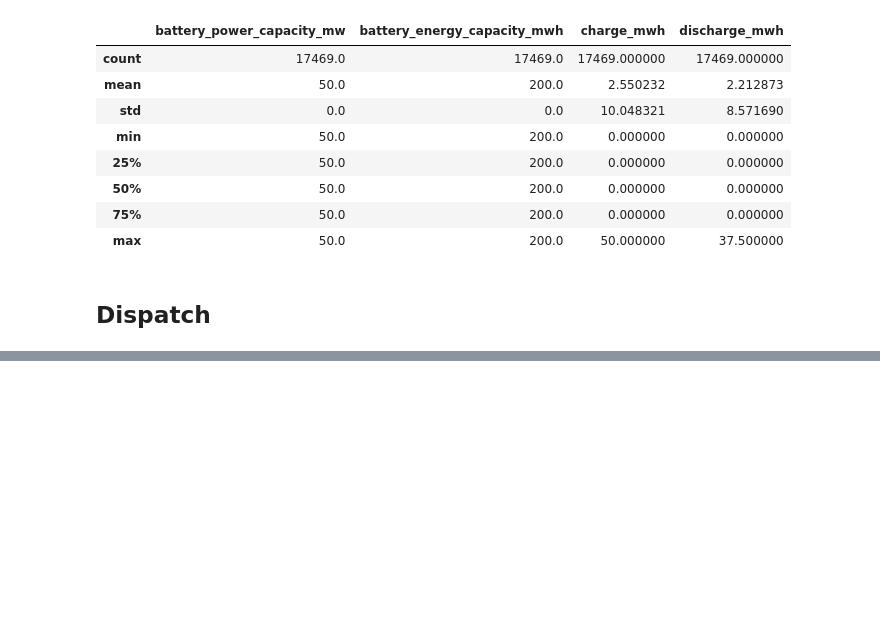
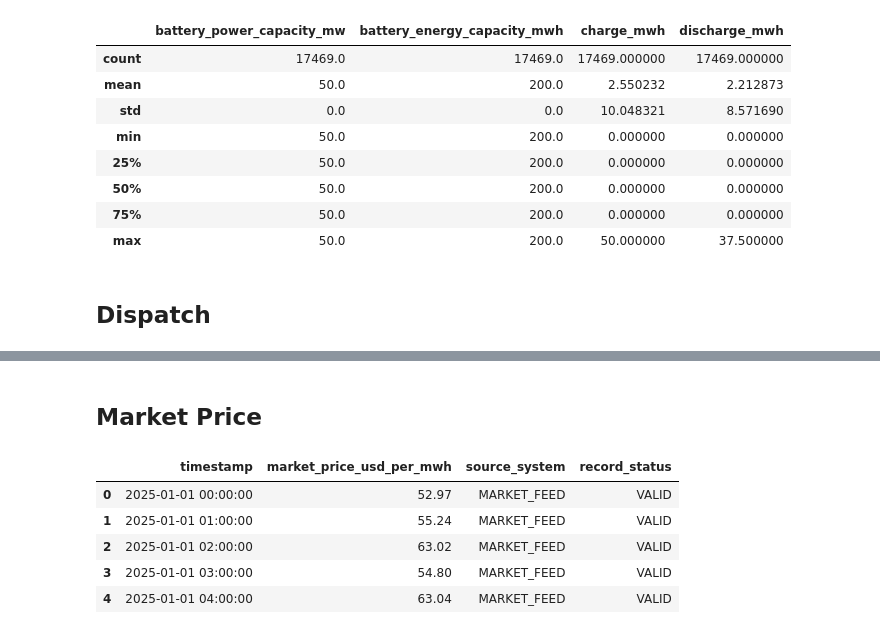
Before and after one commit to sadamhabnawi28/GreenGrid_Energy_Project, a Jupyter notebook: scripts/data_cleaning.ipynb, the cells around one changed output, grey strips where cells are left out. Drawn from its saved outputs; the diff is of its cells as text; code cells hidden in the pictures; blank space fills up the shorter version.

```diff
--- a/scripts/data_cleaning.ipynb
+++ b/scripts/data_cleaning.ipynb
@@ -177,0 +272,14 @@ df_bess.describe()
+# %% [markdown]
+## Market Price
+# %%
+market_price = path + "market_price_raw.csv"
+df_market_price = pd.read_csv(market_price)
+
+df_market_price.head()
+# %% [output]
+|  | timestamp | market_price_usd_per_mwh | source_system | record_status |
+| 0 | 2025-01-01 00:00:00 | 52.97 | MARKET_FEED | VALID |
+| 1 | 2025-01-01 01:00:00 | 55.24 | MARKET_FEED | VALID |
+| 2 | 2025-01-01 02:00:00 | 63.02 | MARKET_FEED | VALID |
+| 3 | 2025-01-01 03:00:00 | 54.80 | MARKET_FEED | VALID |
+| 4 | 2025-01-01 04:00:00 | 63.04 | MARKET_FEED | VALID |
```
Also changed, not shown: parts of 10 cells of this notebook.
